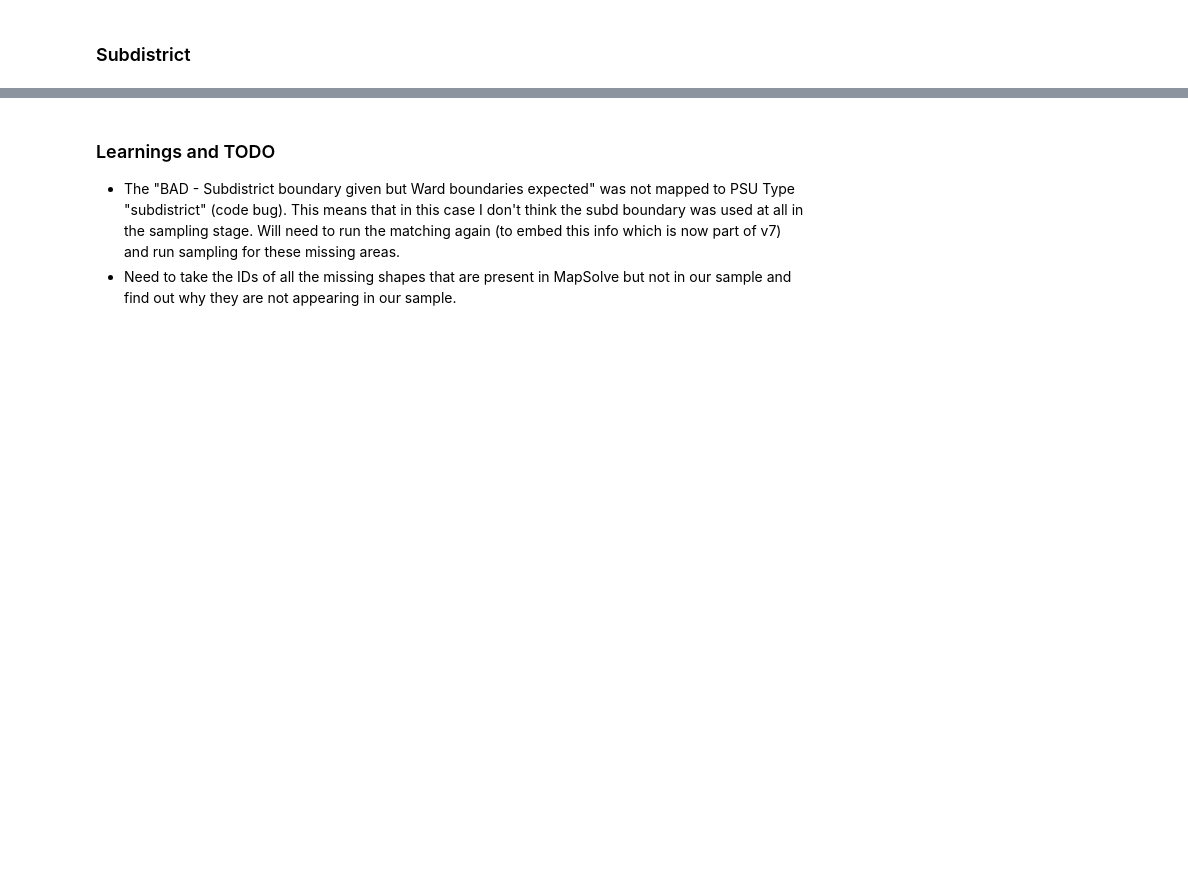
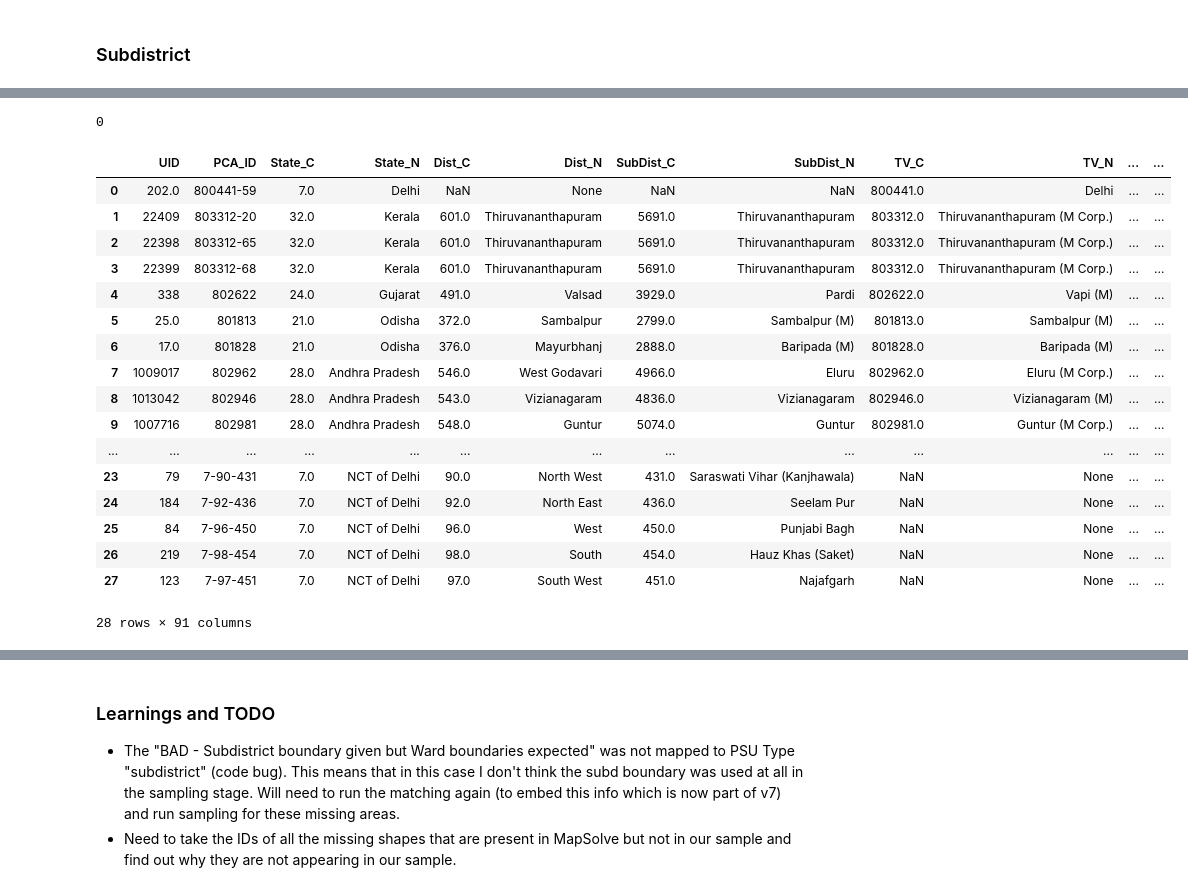
Before and after one commit to IDinsight/rooftop_sampling, a Jupyter notebook: IFS/boundary_quality_checks.ipynb, the cells around one changed output, grey strips where cells are left out. Drawn from its saved outputs; the diff is of its cells as text; code cells hidden in the pictures; blank space fills up the shorter version.

```diff
--- a/IFS/boundary_quality_checks.ipynb
+++ b/IFS/boundary_quality_checks.ipynb
@@ -1020,0 +1067,25 @@ with pd.ExcelWriter(CLEANED_DATA_DIR.parent.parent / "red_sample_dq_check_update
+# %%
+all_leftout_gdf_merge.duplicated(keep=False).sum()
+# %% [output]
+0
+# %%
+all_leftout_gdf_merge
+# %% [output]
+|  | UID | PCA_ID | State_C | State_N | Dist_C | Dist_N | SubDist_C | SubDist_N | TV_C | TV_N | ... | ... |
+| 0 | 202.0 | 800441-59 | 7.0 | Delhi | NaN | None | NaN | NaN | 800441.0 | Delhi | ... | ... |
+| 1 | 22409 | 803312-20 | 32.0 | Kerala | 601.0 | Thiruvananthapuram | 5691.0 | Thiruvananthapuram | 803312.0 | Thiruvananthapuram (M Corp.) | ... | ... |
+| 2 | 22398 | 803312-65 | 32.0 | Kerala | 601.0 | Thiruvananthapuram | 5691.0 | Thiruvananthapuram | 803312.0 | Thiruvananthapuram (M Corp.) | ... | ... |
+| 3 | 22399 | 803312-68 | 32.0 | Kerala | 601.0 | Thiruvananthapuram | 5691.0 | Thiruvananthapuram | 803312.0 | Thiruvananthapuram (M Corp.) | ... | ... |
+| 4 | 338 | 802622 | 24.0 | Gujarat | 491.0 | Valsad | 3929.0 | Pardi | 802622.0 | Vapi (M) | ... | ... |
+| 5 | 25.0 | 801813 | 21.0 | Odisha | 372.0 | Sambalpur | 2799.0 | Sambalpur (M) | 801813.0 | Sambalpur (M) | ... | ... |
+| 6 | 17.0 | 801828 | 21.0 | Odisha | 376.0 | Mayurbhanj | 2888.0 | Baripada (M) | 801828.0 | Baripada (M) | ... | ... |
+| 7 | 1009017 | 802962 | 28.0 | Andhra Pradesh | 546.0 | West Godavari | 4966.0 | Eluru | 802962.0 | Eluru (M Corp.) | ... | ... |
+| 8 | 1013042 | 802946 | 28.0 | Andhra Pradesh | 543.0 | Vizianagaram | 4836.0 | Vizianagaram | 802946.0 | Vizianagaram (M) | ... | ... |
+| 9 | 1007716 | 802981 | 28.0 | Andhra Pradesh | 548.0 | Guntur | 5074.0 | Guntur | 802981.0 | Guntur (M Corp.) | ... | ... |
+| ... | ... | ... | ... | ... | ... | ... | ... | ... | ... | ... | ... | ... |
+| 23 | 79 | 7-90-431 | 7.0 | NCT of Delhi | 90.0 | North West | 431.0 | Saraswati Vihar (Kanjhawala) | NaN | None | ... | ... |
+| 24 | 184 | 7-92-436 | 7.0 | NCT of Delhi | 92.0 | North East | 436.0 | Seelam Pur | NaN | None | ... | ... |
+| 25 | 84 | 7-96-450 | 7.0 | NCT of Delhi | 96.0 | West | 450.0 | Punjabi Bagh | NaN | None | ... | ... |
+| 26 | 219 | 7-98-454 | 7.0 | NCT of Delhi | 98.0 | South | 454.0 | Hauz Khas (Saket) | NaN | None | ... | ... |
+| 27 | 123 | 7-97-451 | 7.0 | NCT of Delhi | 97.0 | South West | 451.0 | Najafgarh | NaN | None | ... | ... |
+28 rows × 91 columns
```
Also changed, not shown: parts of 66 cells of this notebook.
